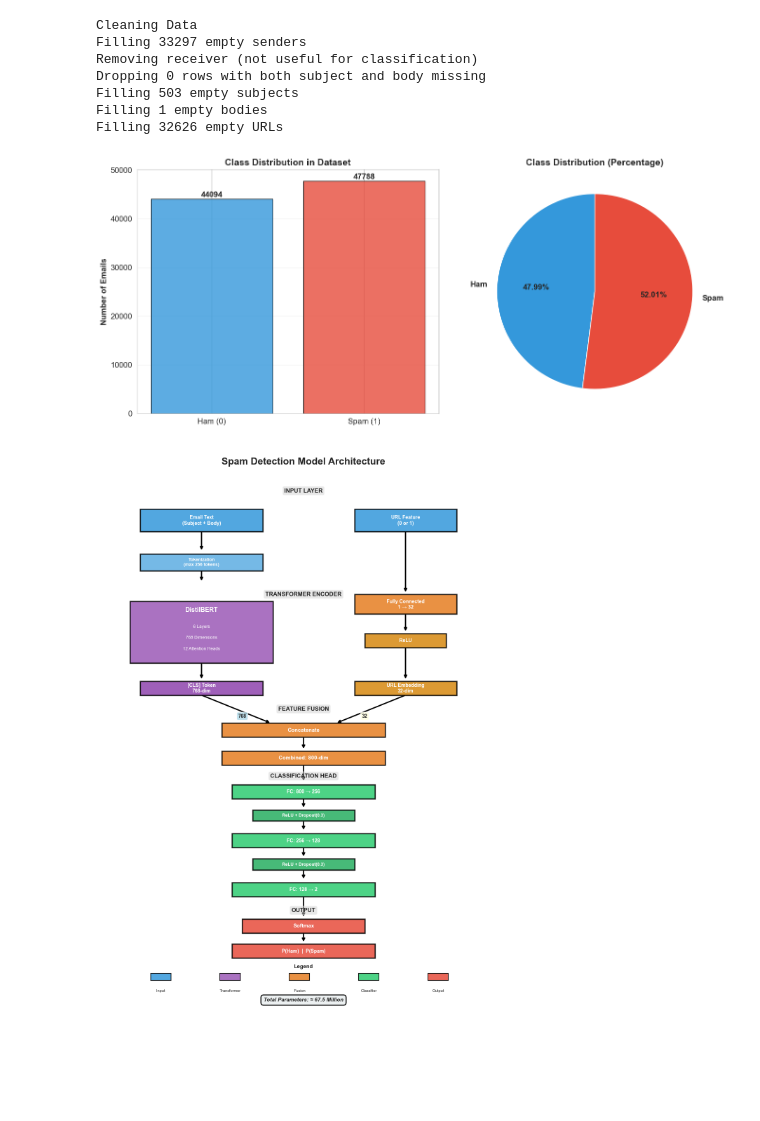
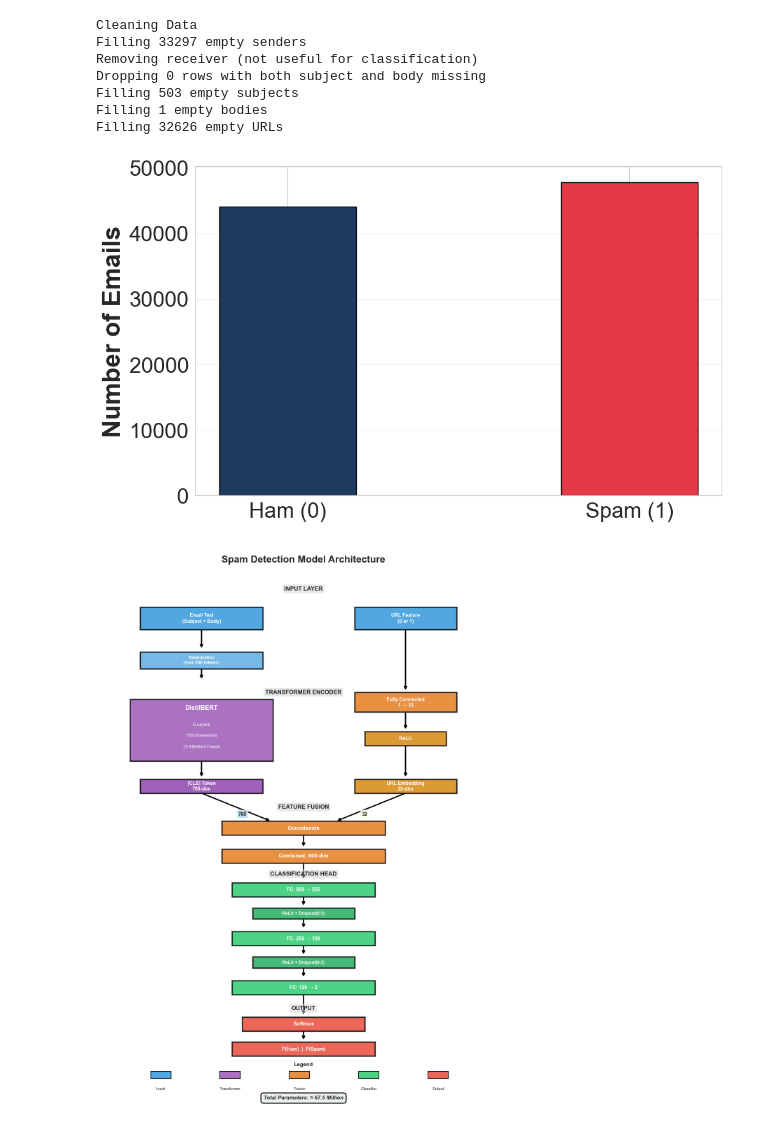
Before and after one commit to ottjb/Cross-Dataset-Generalization-Spam-Detection, a Jupyter notebook: Figures.ipynb, the cells around one changed output. Saved outputs shown, nothing was run; the diff lists cells and outputs as text; code cells hidden in the pictures; blank space fills up the shorter version.

Commit message:
Figures updated

```diff
--- a/Figures.ipynb
+++ b/Figures.ipynb
@@ -44,47 +44,40 @@ if both_missing.sum() > 0:
 print(f"Filling {df['subject'].isnull().sum()} empty subjects")
 df['subject'] = df['subject'].fillna('[NO_SUBJECT]')
 
 print(f"Filling {df['body'].isnull().sum()} empty bodies")
 df['body'] = df['body'].fillna('[NO_BODY]')
 
 print(f"Filling {df['urls'].isnull().sum()} empty URLs")
 df['urls'] = df['urls'].apply(
     lambda x: 0 if x == '[]' or x == 0 else 1
 )
 
 
 def plot_dataset_distribution(df):
-    fig, axes = plt.subplots(1, 2, figsize=(14, 6))
+    fig, ax = plt.subplots(figsize=(10, 6))
 
     label_counts = df['label'].value_counts().sort_index()
-    colors = ['#3498db', '#e74c3c']
+    colors = ['#1e3a5f', '#e63946']
 
-    axes[0].bar(['Ham (0)', 'Spam (1)'], label_counts.values, color=colors, alpha=0.8, edgecolor='black')
-    axes[0].set_ylabel('Number of Emails', fontsize=12, fontweight='bold')
-    axes[0].set_title('Class Distribution in Dataset', fontsize=14, fontweight='bold')
-    axes[0].grid(True, alpha=0.3, axis='y')
-
-    for i, v in enumerate(label_counts.values):
-        axes[0].text(i, v + 100, str(v), ha='center', va='bottom', fontsize=12, fontweight='bold')
-
-    axes[1].pie(label_counts.values, labels=['Ham', 'Spam'], autopct='%1.2f%%',
-               colors=colors, startangle=90, textprops={'fontsize': 12, 'weight': 'bold'})
-    axes[1].set_title('Class Distribution (Percentage)', fontsize=14, fontweight='bold')
+    ax.bar(['Ham (0)', 'Spam (1)'], label_counts.values, color=colors, alpha=1, edgecolor='black', width=0.4)
+    ax.set_ylabel('Number of Emails', fontsize=28, fontweight='bold')
+    ax.tick_params(axis='both', labelsize=24)
+    ax.grid(True, alpha=0.3, axis='y')
 
     plt.tight_layout()
     plt.savefig('dataset_distribution.png', dpi=300, bbox_inches='tight')
     plt.show()
 
 plot_dataset_distribution(df)
 # %% [output]
 Cleaning Data
 Filling 33297 empty senders
 Removing receiver (not useful for classification)
 Dropping 0 rows with both subject and body missing
 Filling 503 empty subjects
 Filling 1 empty bodies
 Filling 32626 empty URLs
-[figure, old version]
+[figure, new version]
 # %%
 def plot_model_architecture():
 
```
Also changed, not shown: parts of 5 cells of this notebook, 3 other files.
